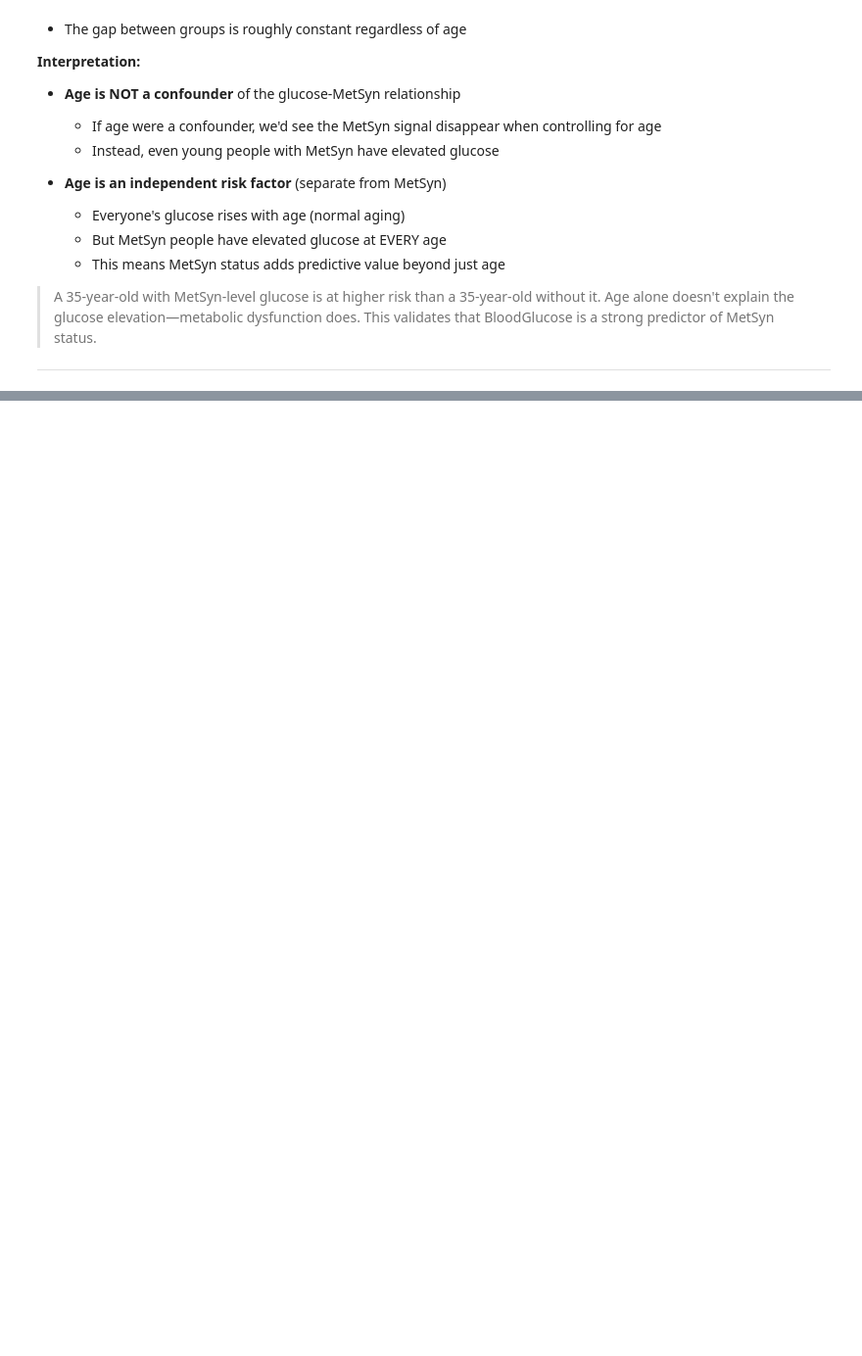
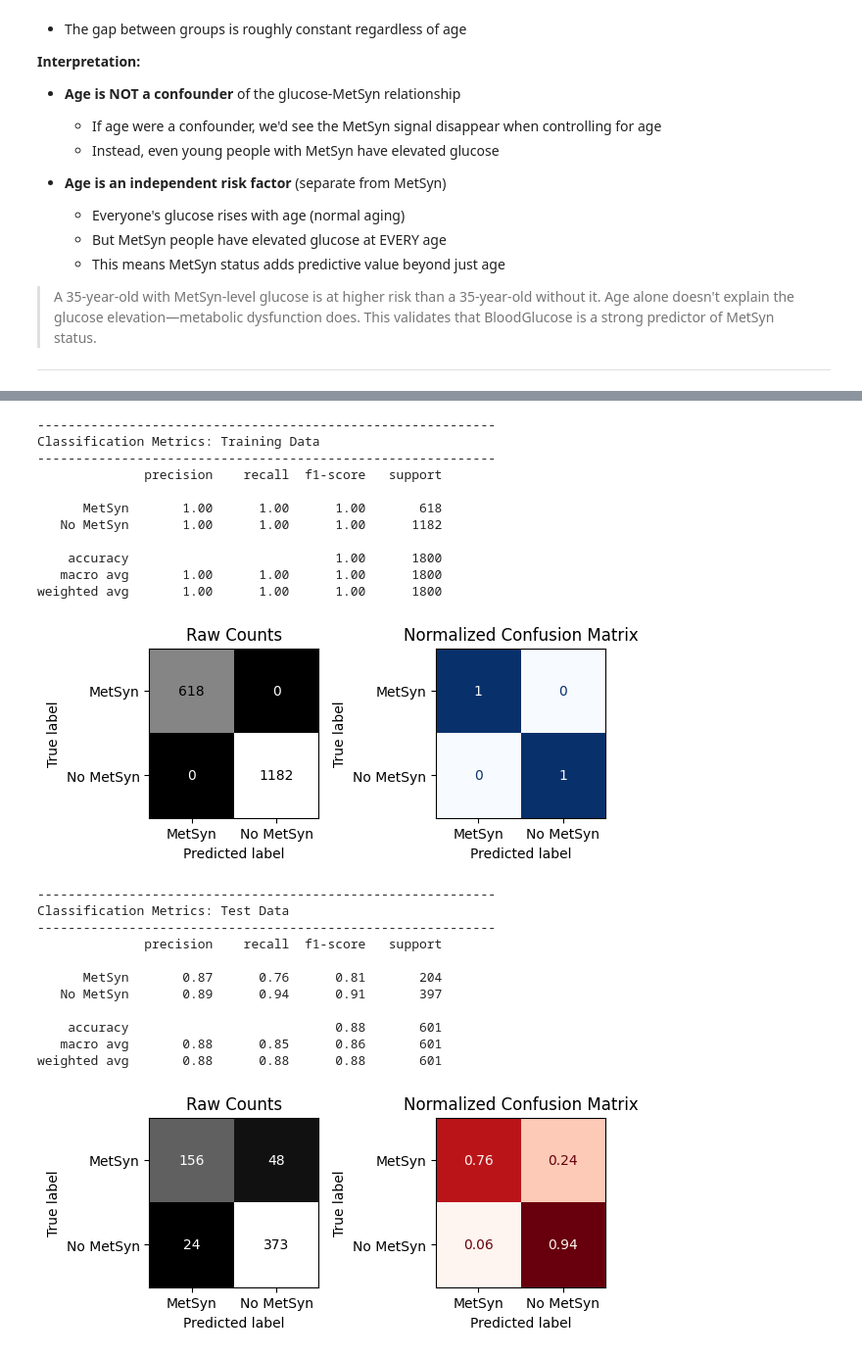
Before and after one commit to MaysNassar/-Metabolic-Syndrome-Prediction, a Jupyter notebook: Metabolic_Syndrome_Prediction.ipynb, the cells around one changed output, grey strips where cells are left out. Shown at 98% size. Drawn from its saved outputs; the diff is of its cells as text; code cells hidden in the pictures; blank space fills up the shorter version.

```diff
--- a/Metabolic_Syndrome_Prediction.ipynb
+++ b/Metabolic_Syndrome_Prediction.ipynb
@@ -1027,6 +1124,6 @@ def plot_importance(importances, top_n=None, figsize=(8,6)):
 # %%
 # Define X and y
-drop_cols = ['seqn']
+drop_cols = ['seqn', 'AgeGroup']
 X = df_clean.drop(columns=['MetabolicSyndrome', *drop_cols])
 y = df_clean['MetabolicSyndrome']
 
@@ -1378,0 +1806,23 @@ This validates that BloodGlucose is a strong predictor of MetSyn status.
+# %%
+from sklearn.feature_selection import SelectFromModel
+
+# Create selector
+selector = SelectFromModel(rf_engineered_v2, threshold='median')
+
+# Fit selector on training data
+selector.fit(X_train_processed, y_train)
+
+# Get boolean mask of selected features
+selected_mask = selector.get_support()
+selected_features = X_train_processed.columns[selected_mask].tolist()
+
+print(f"Threshold used: {selector.threshold_}")
+print(f"Features selected: {len(selected_features)} out of {X_train_processed.shape[1]}")
+print(f"Selected features: {selected_features}")
+
+# Apply selection to train and test data
+X_train_selected = X_train_processed.loc[:, selected_mask]
+X_test_selected = X_test_processed.loc[:, selected_mask]
+
+print(f"\nX_train_selected shape: {X_train_selected.shape}")
+print(f"X_test_selected shape: {X_test_selected.shape}")
@@ -1378,0 +1836,31 @@ This validates that BloodGlucose is a strong predictor of MetSyn status.
+# %%
+# Fit and evaluate the model
+rf_final = RandomForestClassifier(n_estimators=100, random_state=42, class_weight='balanced')
+rf_final.fit(X_train_selected, y_train)
+y_pred_final = rf_final.predict(X_test_selected)
+evaluate_classification(rf_final, X_train_selected, y_train, X_test_selected, y_test)
+# %% [output]
+------------------------------------------------------------
+Classification Metrics: Training Data
+------------------------------------------------------------
+              precision    recall  f1-score   support
+
+      MetSyn       1.00      1.00      1.00       618
+   No MetSyn       1.00      1.00      1.00      1182
+
+    accuracy                           1.00      1800
+   macro avg       1.00      1.00      1.00      1800
+weighted avg       1.00      1.00      1.00      1800
+[figure, added]
+------------------------------------------------------------
+Classification Metrics: Test Data
+------------------------------------------------------------
+              precision    recall  f1-score   support
+
+      MetSyn       0.87      0.76      0.81       204
+   No MetSyn       0.89      0.94      0.91       397
+
+    accuracy                           0.88       601
+   macro avg       0.88      0.85      0.86       601
+weighted avg       0.88      0.88      0.88       601
+[figure, added]
```
Also changed, not shown: parts of 39 cells of this notebook.
